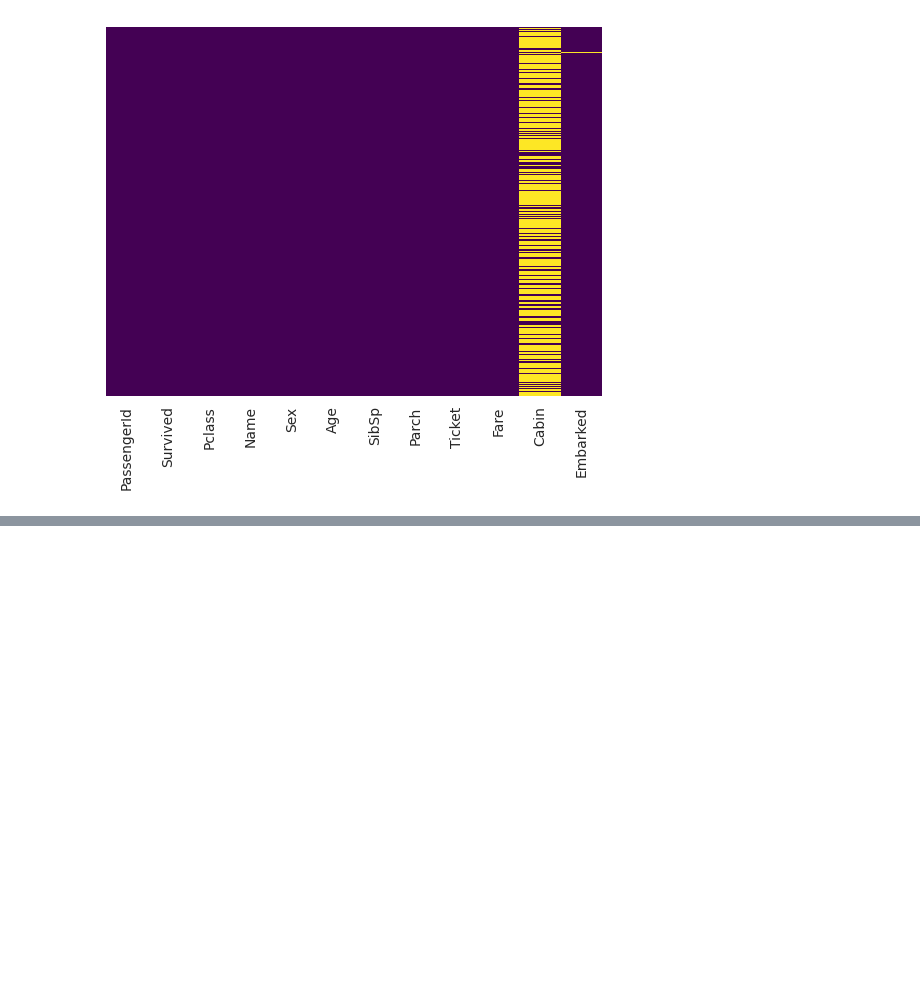
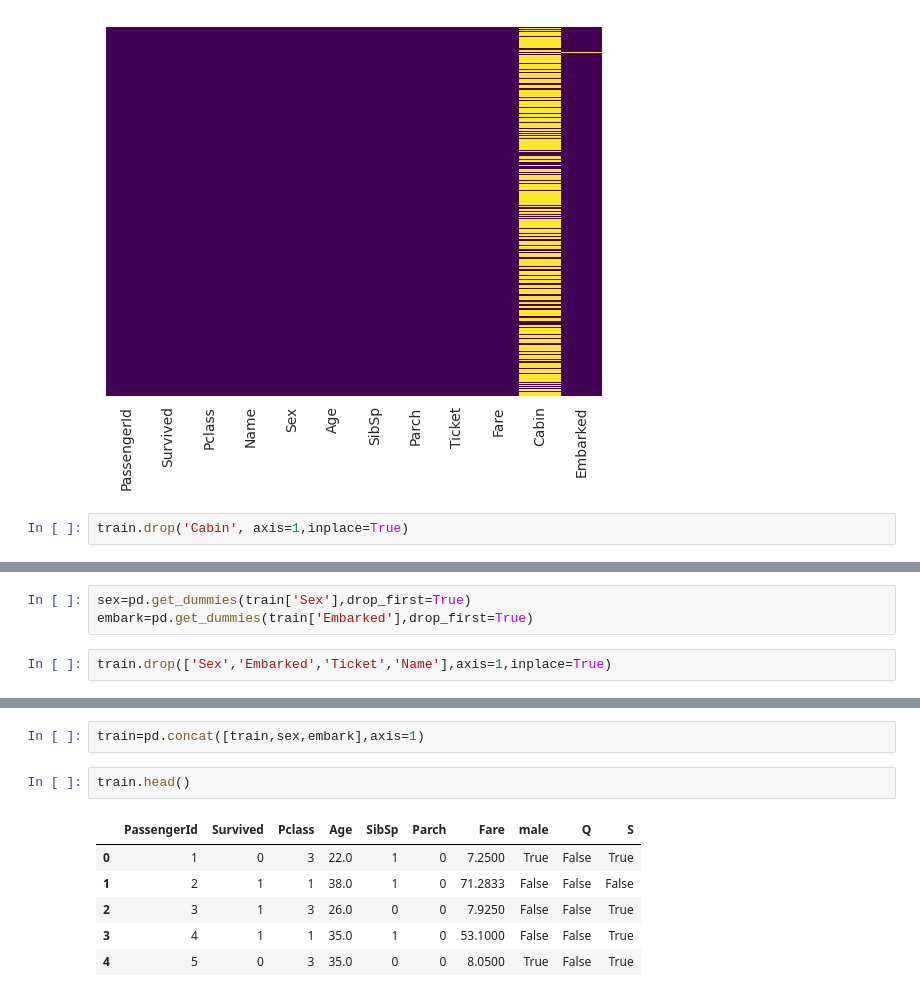
Before and after one commit to bigyan08/PRODIGY_DS_02, a Jupyter notebook: main_script.ipynb, the cells around one changed output, grey strips where cells are left out. Cells and saved outputs as stored; diff of their text form; blank space fills up the shorter version.

```diff
--- a/main_script.ipynb
+++ b/main_script.ipynb
@@ -147,3 +147,5 @@ sns.heatmap(train.isnull(),yticklabels=False,cbar=False,cmap='viridis')
 # %% [output]
 <Axes: >
 [figure]
+# %%
+train.drop('Cabin', axis=1,inplace=True)
@@ -149,0 +194,5 @@ sns.heatmap(train.isnull(),yticklabels=False,cbar=False,cmap='viridis')
+# %%
+sex=pd.get_dummies(train['Sex'],drop_first=True)
+embark=pd.get_dummies(train['Embarked'],drop_first=True)
+# %%
+train.drop(['Sex','Embarked','Ticket','Name'],axis=1,inplace=True)
@@ -149,0 +208,11 @@ sns.heatmap(train.isnull(),yticklabels=False,cbar=False,cmap='viridis')
+# %%
+train=pd.concat([train,sex,embark],axis=1)
+# %%
+train.head()
+# %% [output]
+|  | PassengerId | Survived | Pclass | Age | SibSp | Parch | Fare | male | Q | S |
+| 0 | 1 | 0 | 3 | 22.0 | 1 | 0 | 7.2500 | True | False | True |
+| 1 | 2 | 1 | 1 | 38.0 | 1 | 0 | 71.2833 | False | False | False |
+| 2 | 3 | 1 | 3 | 26.0 | 0 | 0 | 7.9250 | False | False | True |
+| 3 | 4 | 1 | 1 | 35.0 | 1 | 0 | 53.1000 | False | False | True |
+| 4 | 5 | 0 | 3 | 35.0 | 0 | 0 | 8.0500 | True | False | True |
```
Also changed, not shown: parts of 5 cells of this notebook.
